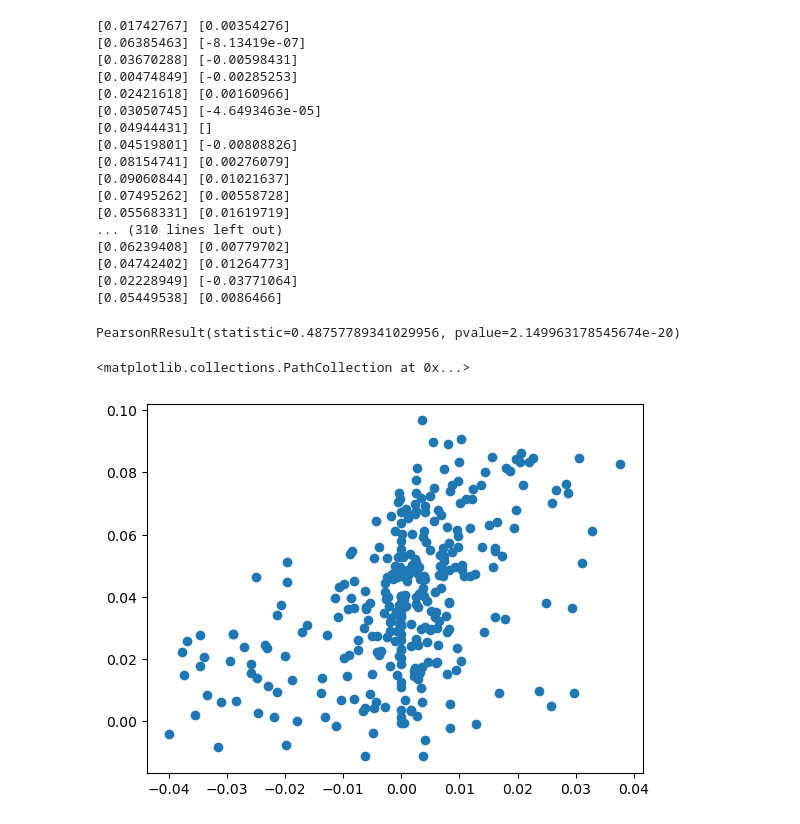
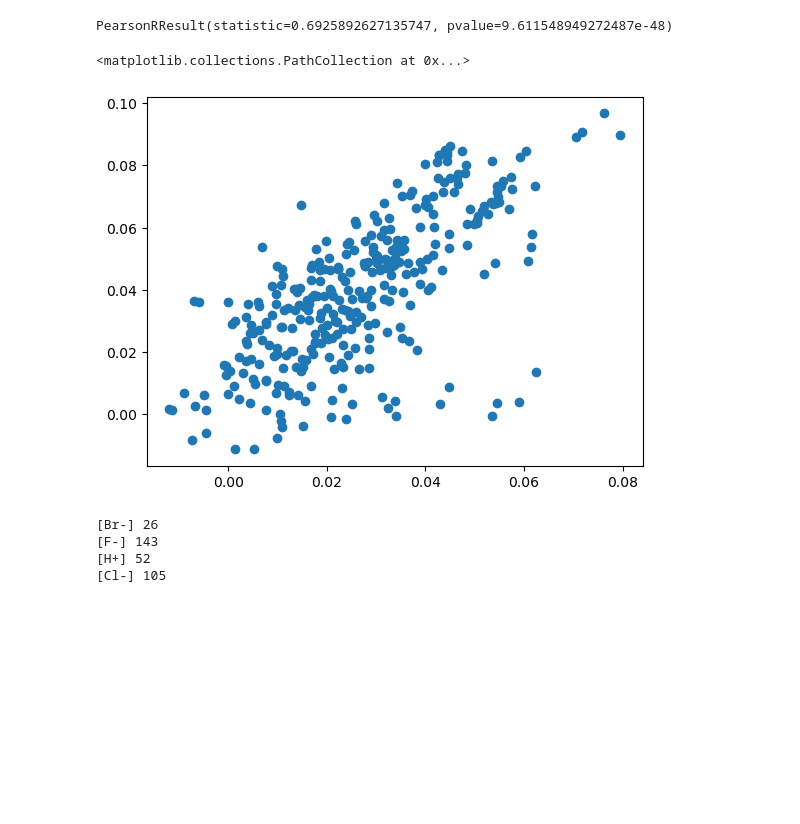
Before and after one commit to rhjvanworkum/virtual_reactions, a Jupyter notebook: notebooks/E2_Sn2.ipynb, the cells around one changed output. Cells and saved outputs as stored; diff of their text form; code cells hidden in the pictures; blank space fills up the shorter version.

```diff
--- a/notebooks/E2_Sn2.ipynb
+++ b/notebooks/E2_Sn2.ipynb
@@ -9,45 +9,42 @@ from src.reactions.e2_sn2.e2_sn2_dataset import E2Sn2Dataset
 # %%
 dataset = XtbSimulatedE2Sn2Dataset(
     csv_file_path="xtb_simulated_sn2.csv"
 )
 
 df = dataset.load(
     aggregation_mode='avg',
-    mode='regression',
-    margin=3 / 627.5
+    mode='regression'
 )
+
+targets, preds = [], []
+for idx in df['reaction_idx'].unique():
+    target = df[(df['reaction_idx'] == idx) & (df['simulation_idx'] == 0)]['label']
+    pred = df[(df['reaction_idx'] == idx) & (df['simulation_idx'] == 1)]['label']
+
+    if len(pred) > 0 and len(target) > 0:
+        targets.append(target.values[0])
+        preds.append(pred.values[0])
+
+print(stats.pearsonr(preds, targets))
+
+plt.scatter(preds, targets)
+# %% [output]
+PearsonRResult(statistic=0.6925892627135747, pvalue=9.611548949272487e-48)
+<matplotlib.collections.PathCollection at 0x...>
+[figure, added]
 # %%
-targets, preds = [], []
+nucs = []
 for idx in df['reaction_idx'].unique():
-    target = df[(df['reaction_idx'] == idx) & (df['simulation_idx'] == 0)]['label']
-    pred = df[(df['reaction_idx'] == idx) & (df['simulation_idx'] == 1)]['label']
+    smiles = df[(df['reaction_idx'] == idx) & (df['simulation_idx'] == 0)]['substrates'].values[0]
+    if len(smiles.split('.')[0]) <= 5:
+        nucs.append(smiles.split('.')[0])
+    else:
+        nucs.append(smiles.split('.')[1])
 
-    if len(pred) > 0 and len(target) > 0:
-        targets.append(target.values[0])
-        preds.append(pred.values[0])
+for key in set(nucs):
+    print(key, nucs.count(key))
 # %% [output]
-[0.01742767] [0.00354276]
-[0.06385463] [-8.13419e-07]
-[0.03670288] [-0.00598431]
-[0.00474849] [-0.00285253]
-[0.02421618] [0.00160966]
-[0.03050745] [-4.6493463e-05]
-[0.04944431] []
-[0.04519801] [-0.00808826]
-[0.08154741] [0.00276079]
-[0.09060844] [0.01021637]
-[0.07495262] [0.00558728]
-[0.05568331] [0.01619719]
-... (310 lines left out)
-[0.06239408] [0.00779702]
-[0.04742402] [0.01264773]
-[0.02228949] [-0.03771064]
-[0.05449538] [0.0086466]
+[Br-] 26
+[F-] 143
+[H+] 52
+[Cl-] 105
-# %%
-print(stats.pearsonr(preds, targets))
-
-plt.scatter(preds, targets)
-# %% [output]
-PearsonRResult(statistic=0.48757789341029956, pvalue=2.149963178545674e-20)
-<matplotlib.collections.PathCollection at 0x...>
-[figure, removed]
```
Also changed, not shown: parts of 6 cells of this notebook, 20 other files.
